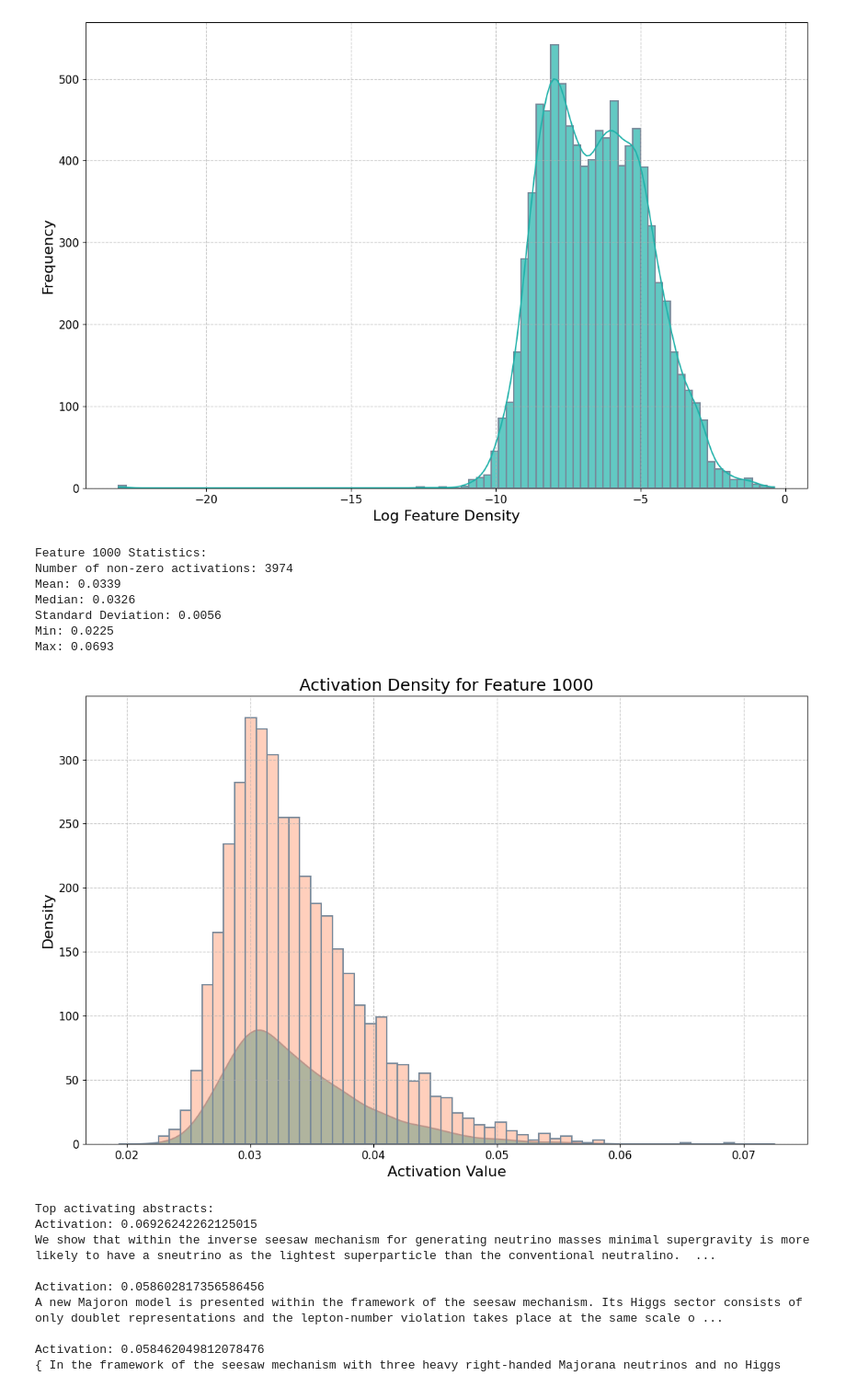
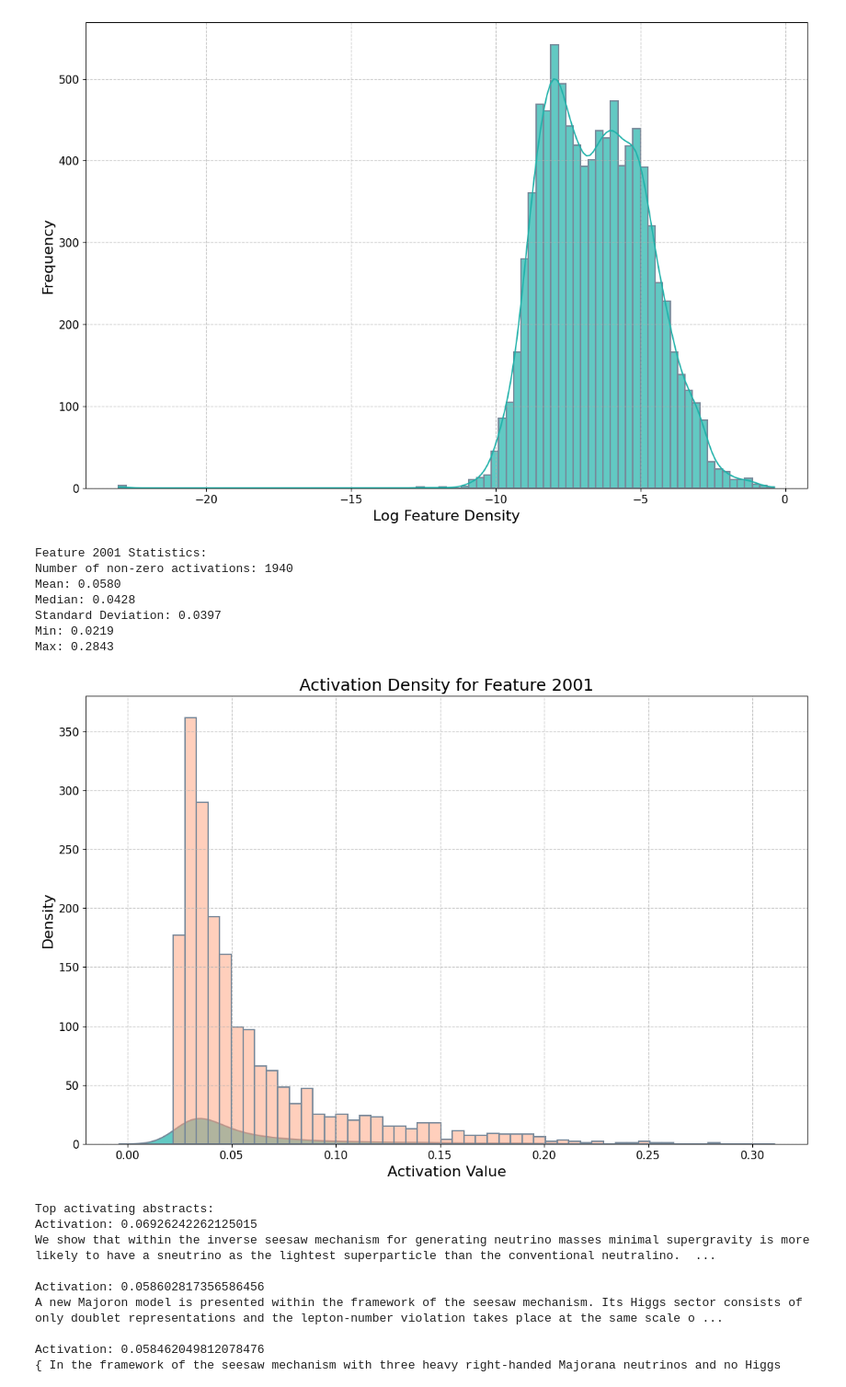
Before and after one commit to jsalt2024-evaluating-llms-for-astronomy/retrieval, a Jupyter notebook: saerch/dev.ipynb, the cells around one changed output. Shown at 92% size. Saved outputs shown, nothing was run; the diff lists cells and outputs as text; code cells hidden in the pictures.

```diff
--- a/saerch/dev.ipynb
+++ b/saerch/dev.ipynb
@@ -276,42 +276,42 @@ def plot_feature_activation_density(feature_index, topk_values, topk_indices, sa
     ax.set_ylabel('Density')
     ax.set_title(f'Activation Density for Feature {feature_index}')
 
     # Add grid
     ax.grid(True, linestyle='--', alpha=0.7)
 
     # Improve layout
     plt.tight_layout()
 
     # Print some statistics
     print(f"Feature {feature_index} Statistics:")
     print(f"Number of non-zero activations: {len(activation_values)}")
     print(f"Mean: {np.mean(activation_values):.4f}")
     print(f"Median: {np.median(activation_values):.4f}")
     print(f"Standard Deviation: {np.std(activation_values):.4f}")
     print(f"Min: {np.min(activation_values):.4f}")
     print(f"Max: {np.max(activation_values):.4f}")
 
     # Save or display the plot
     if save_path:
         plt.savefig(save_path, dpi=dpi, bbox_inches='tight')
         print(f"Figure saved to {save_path}")
     else:
         plt.show()
 
     plt.close()
 
 # Example usage:
-feature_index = 1000
+feature_index = 2001
 plot_feature_activation_density(feature_index, topk_values, topk_indices)
 # %% [output]
-Feature 1000 Statistics:
-Number of non-zero activations: 3974
-Mean: 0.0339
-Median: 0.0326
-Standard Deviation: 0.0056
-Min: 0.0225
-Max: 0.0693
+Feature 2001 Statistics:
+Number of non-zero activations: 1940
+Mean: 0.0580
+Median: 0.0428
+Standard Deviation: 0.0397
+Min: 0.0219
+Max: 0.2843
-[figure, old version]
+[figure, new version]
 # %%
 import numpy as np
 import json
```
Also changed, not shown: parts of 1 cell of this notebook, 24 other files.
